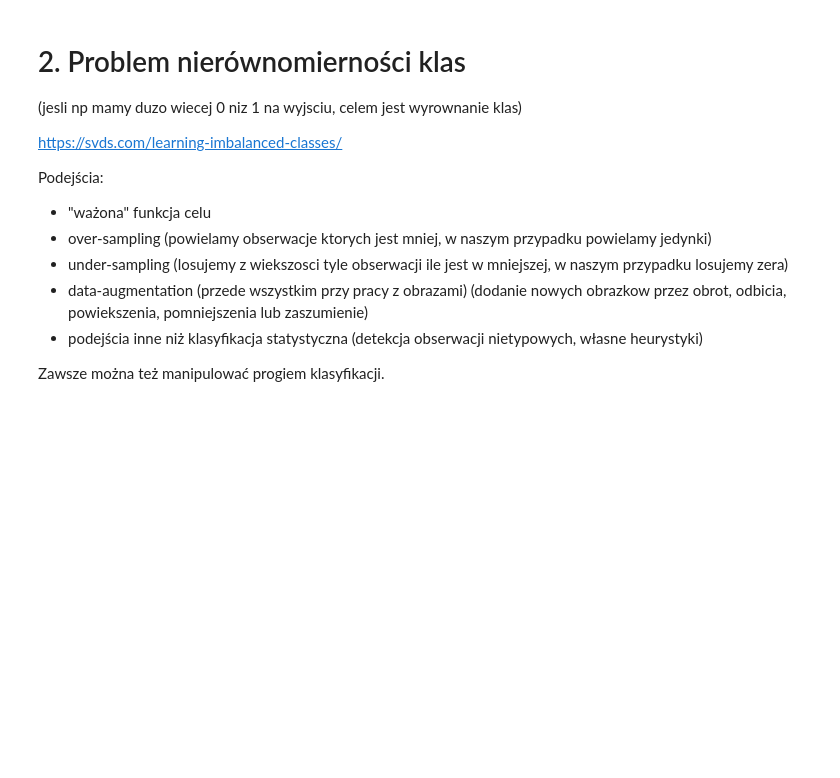
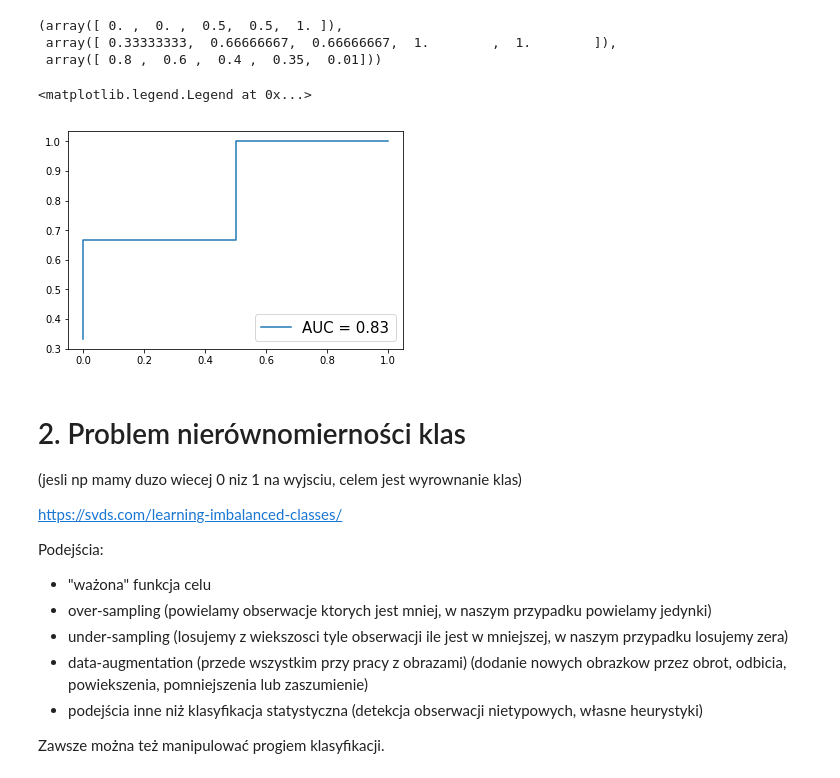
Before and after one commit to lukasz-f/data-camp, a Jupyter notebook: ml/ML_7_szablon.ipynb, the cells around one changed output. Saved outputs shown, nothing was run; the diff lists cells and outputs as text; code cells hidden in the pictures; blank space fills up the shorter version.

```diff
--- a/ml/ML_7_szablon.ipynb
+++ b/ml/ML_7_szablon.ipynb
@@ -0,0 +10,11 @@
+# %%
+y = np.array([0,0,1,1,1])
+scores = np.array([0.01, 0.4, 0.35, 0.8, 0.6])
+# %%
+fpr, tpr, t = roc_curve(y, scores)
+# %%
+fpr, tpr, t
+# %% [output]
+(array([ 0. ,  0. ,  0.5,  0.5,  1. ]),
+ array([ 0.33333333,  0.66666667,  0.66666667,  1.        ,  1.        ]),
+ array([ 0.8 ,  0.6 ,  0.4 ,  0.35,  0.01]))
@@ -1,3 +24,9 @@
+# %%
+plt.plot(fpr, tpr, label='AUC = %.2f' % roc_auc_score(y, scores))
+plt.legend(loc='lower right', prop={'size':15})
+# %% [output]
+<matplotlib.legend.Legend at 0x...>
+[figure, added]
 # %% [markdown]
 # 2. Problem nierównomierności klas
 (jesli np mamy duzo wiecej 0 niz 1 na wyjsciu, celem jest wyrownanie klas)
```
Also changed, not shown: parts of 3 cells of this notebook, 5 other files.
